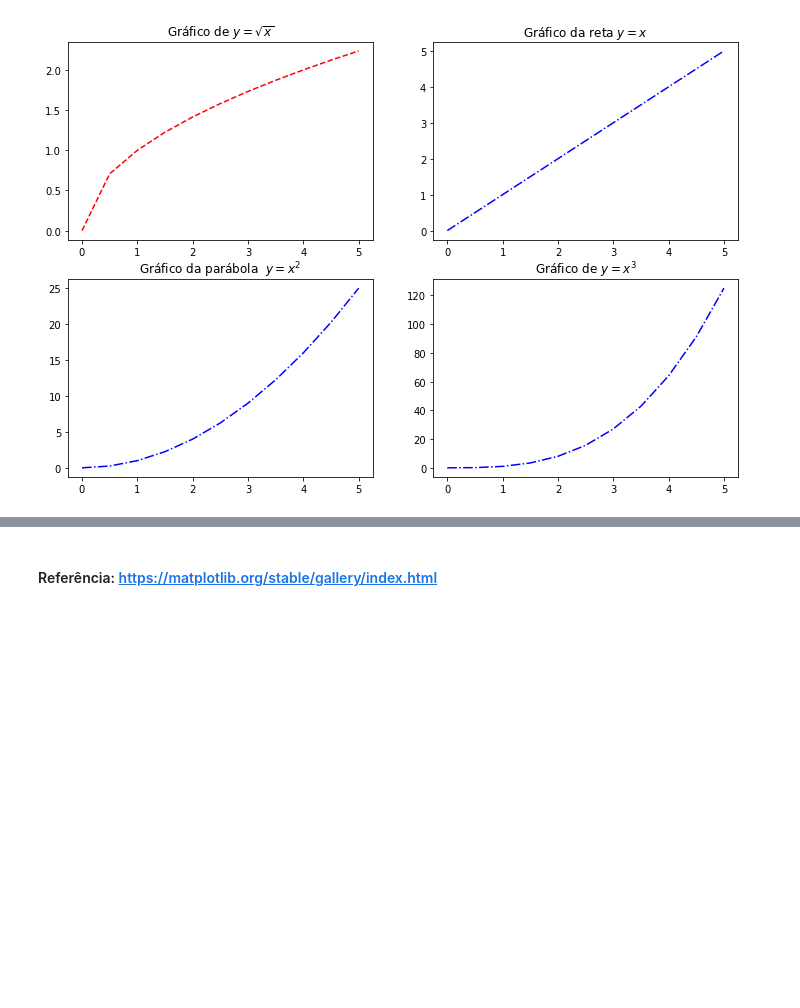
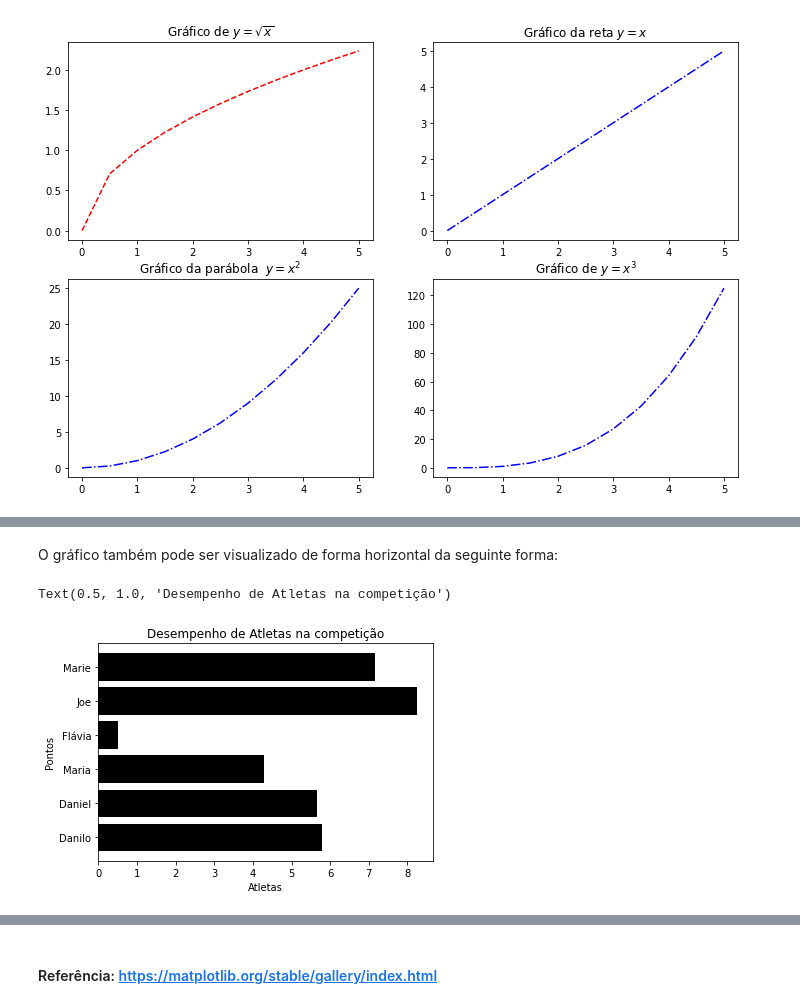
Before and after one commit to Danilosvsv/Estudos-Iniciais---Data_Science, a Jupyter notebook: Desvendando-Bibliotecas-do-Python/Matplotlib.ipynb, the cells around one changed output, grey strips where cells are left out. Cells and saved outputs as stored; diff of their text form; code cells hidden in the pictures; blank space fills up the shorter version.

```diff
--- a/Desvendando-Bibliotecas-do-Python/Matplotlib.ipynb
+++ b/Desvendando-Bibliotecas-do-Python/Matplotlib.ipynb
@@ -105,0 +126,10 @@ fig.savefig("Graficos.png")
+# %% [markdown]
+O gráfico também pode ser visualizado de forma horizontal da seguinte forma:
+# %%
+plt.barh(atletas, pontos, color="black")
+plt.ylabel('Pontos')
+plt.xlabel('Atletas')
+plt.title('Desempenho de Atletas na competição')
+# %% [output]
+Text(0.5, 1.0, 'Desempenho de Atletas na competição')
+[figure, added]
```
Also changed, not shown: parts of 8 cells of this notebook.
